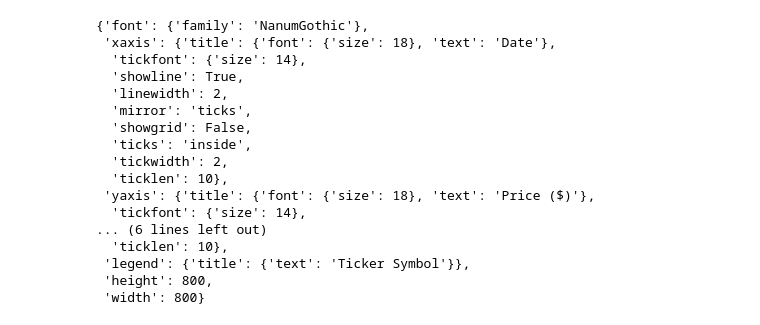
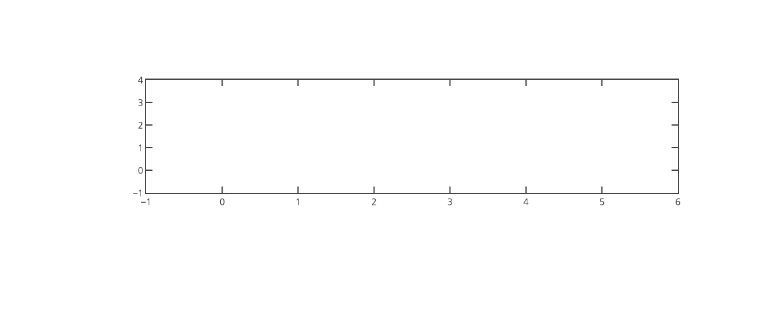
Before and after one commit to anishrao/python-science-tutorial, a Jupyter notebook: plotly/plotly.ipynb, the cells around one changed output. Cells and saved outputs as stored; diff of their text form; code cells hidden in the pictures; blank space fills up the shorter version.

Commit message:
Added scientific layout and updated notebook

```diff
--- a/plotly/plotly.ipynb
+++ b/plotly/plotly.ipynb
@@ -97,20 +101,10 @@ fig.show()
-# %%
-fig.layout.to_plotly_json()
-# %% [output]
-{'font': {'family': 'NanumGothic'},
- 'xaxis': {'title': {'font': {'size': 18}, 'text': 'Date'},
-  'tickfont': {'size': 14},
-  'showline': True,
-  'linewidth': 2,
-  'mirror': 'ticks',
-  'showgrid': False,
-  'ticks': 'inside',
-  'tickwidth': 2,
-  'ticklen': 10},
- 'yaxis': {'title': {'font': {'size': 18}, 'text': 'Price ($)'},
-  'tickfont': {'size': 14},
-... (6 lines left out)
-  'ticklen': 10},
- 'legend': {'title': {'text': 'Ticker Symbol'}},
- 'height': 800,
- 'width': 800}
+# %%
+layout_scientific = json.load(open("layout-scientific.json"))
+# %%
+fig = go.Figure(layout_template=None)
+
+fig.update_layout(layout_scientific)
+
+fig.show()
+# %% [output]
+[figure, added]
```
Also changed, not shown: parts of 4 cells of this notebook, 1 other file.
